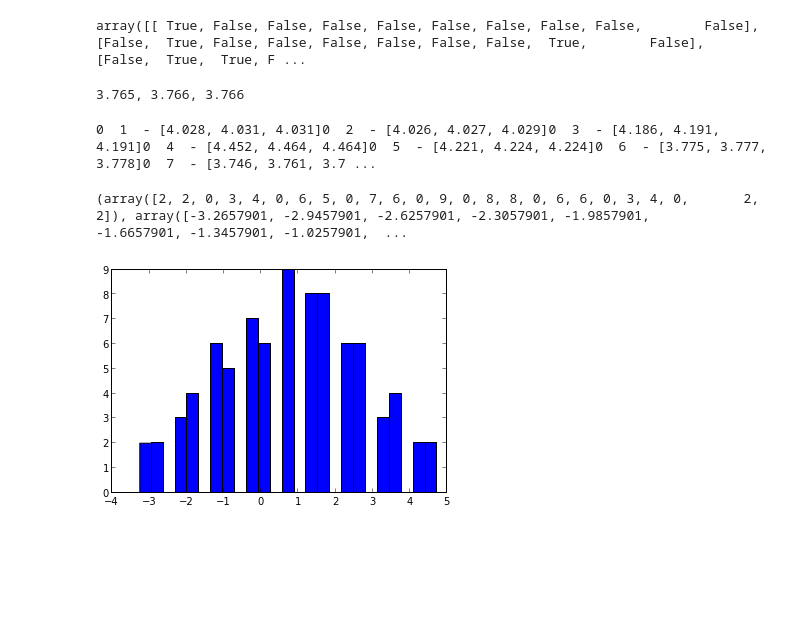
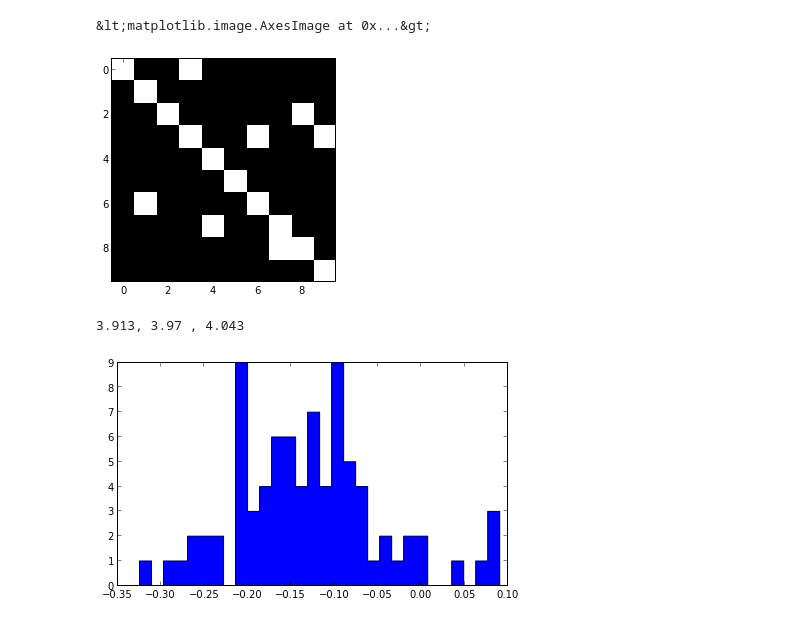
Before and after one commit to autonlab/active-matrix-factorization, a Jupyter notebook: python-pmf/choice-quality.ipynb, the cells around one changed output. Cells and saved outputs as stored; diff of their text form; code cells hidden in the pictures; blank space fills up the shorter version.

```diff
--- a/python-pmf/choice-quality.ipynb
+++ b/python-pmf/choice-quality.ipynb
@@ -13,4 +8,0 @@ init_known = random_known(10, 10, 7)
-# %%
-init_known
-# %% [output]
-array([[ True, False, False, False, False, False, False, False, False,        False],       [False,  True, False, False, False, False, False, False,  True,        False],       [False,  True,  True, F ...
@@ -16,0 +13,5 @@ array([[ True, False, False, False, False, False, False, False, False,        Fa
+# %%
+init_known = random_known(*real.shape, num_nondiag=7)imshow(init_known, interpolation='nearest', cmap=cm.gray)
+# %% [output]
+&lt;matplotlib.image.AxesImage at 0x...&gt;
+[figure, added]
@@ -17,13 +20,10 @@ array([[ True, False, False, False, False, False, False, False, False,        Fa
 # %%
-init_fit = [fit(real, init_known, sig_u=1e2, sig_v=1e2) for x in range(3)]init_rmses = sorted(map(rmse, init_fit))print(', '.join("{:<5.4}".format(r) for r in init_rmses))
+init_fit = [fitter(known=init_known) for x in range(num_fits)]init_rmses = sorted(map(rmse_real, init_fit))init_rmse = np.median(init_rmses)print(', '.join("{:<5.4}".format(r) for r in init_rmses))
 # %% [output]
-3.765, 3.766, 3.766
+3.913, 3.97 , 4.043
 # %%
-child_fits = {}child_rmses = {}for i, j in zip(* (init_known == 0).nonzero()):    new_known = init_known.copy()    new_known[i, j] = True    child_fits[i, j] = new_fit = [fit(real, new_known, sig_u=1e2, sig_v=1e2) for x in range(3)]    child_rmses[i, j] = new_rmses = sorted(map(rmse, new_fit))    print("{:<2} {:<2} - [{}]".format(i, j, ', '.join("{:<5.4}".format(r) for r in new_rmses)))
+child_fits = {}child_rmses = {}rmses_arr = np.empty(real.shape); rmses_arr.fill(np.nan)for i, j in zip(* (init_known == 0).nonzero()):    new_known = init_known.copy()    new_known[i, j] = True    child_fits[i, j] = new_fit = [fitter(known=new_known) for x in range(num_fits)]    child_rmses[i, j] = new_rmses = sorted(map(rmse_real, new_fit))    rmses_arr[i, j] = np.median(new_rmses)    #print("{:<2} {:<2} - [{}]".format(i, j, ', '.join("{:<5.4}".format(r) for r in new_rmses)))
-# %% [output]
-0  1  - [4.028, 4.031, 4.031]0  2  - [4.026, 4.027, 4.029]0  3  - [4.186, 4.191, 4.191]0  4  - [4.452, 4.464, 4.464]0  5  - [4.221, 4.224, 4.224]0  6  - [3.775, 3.777, 3.778]0  7  - [3.746, 3.761, 3.7 ...
 # %%
-hist(np.array([np.median(rmses) for rmses in child_rmses]) - np.median(init_rmses), bins=25)
+hist(np.array([np.median(rmses) for rmses in child_rmses.values()]) - init_rmse, bins=30, histtype='stepfilled')None
 # %% [output]
-(array([2, 2, 0, 3, 4, 0, 6, 5, 0, 7, 6, 0, 9, 0, 8, 8, 0, 6, 6, 0, 3, 4, 0,       2, 2]), array([-3.2657901, -2.9457901, -2.6257901, -2.3057901, -1.9857901,       -1.6657901, -1.3457901, -1.0257901,  ...
-[figure, old version]
+[figure, new version]
```
Also changed, not shown: parts of 10 cells of this notebook, 1 other file.
